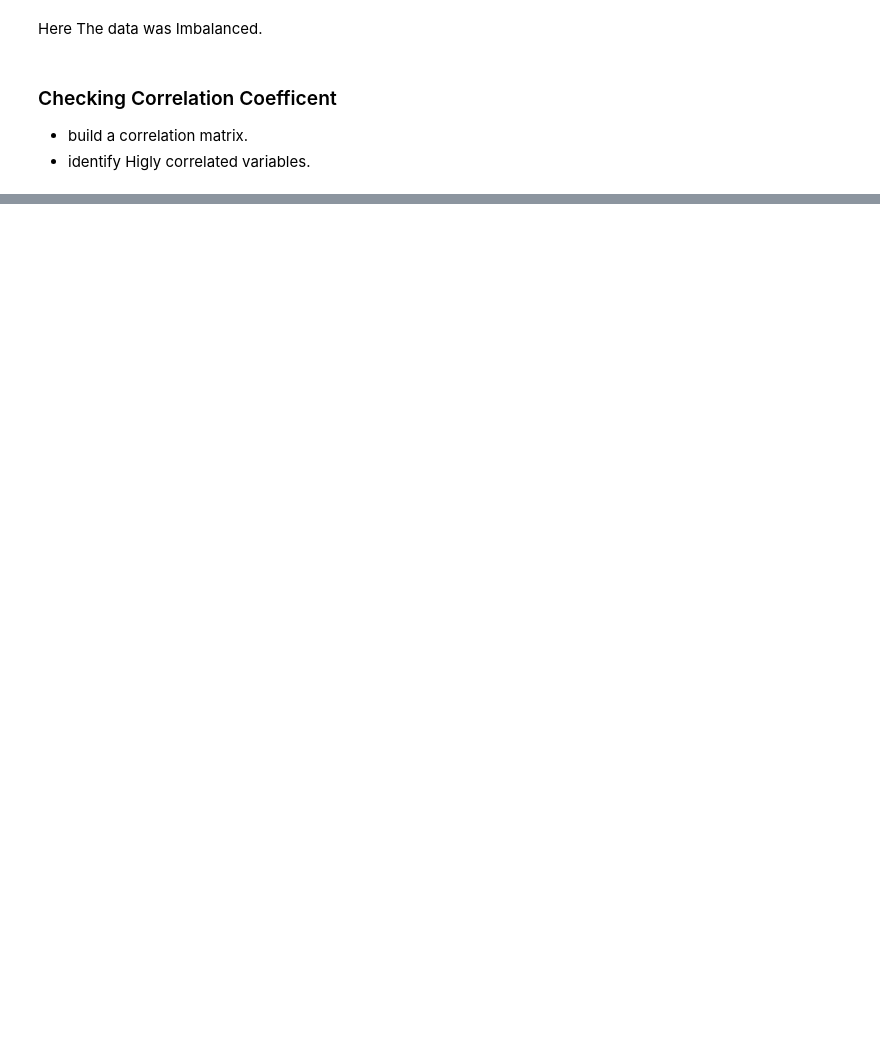
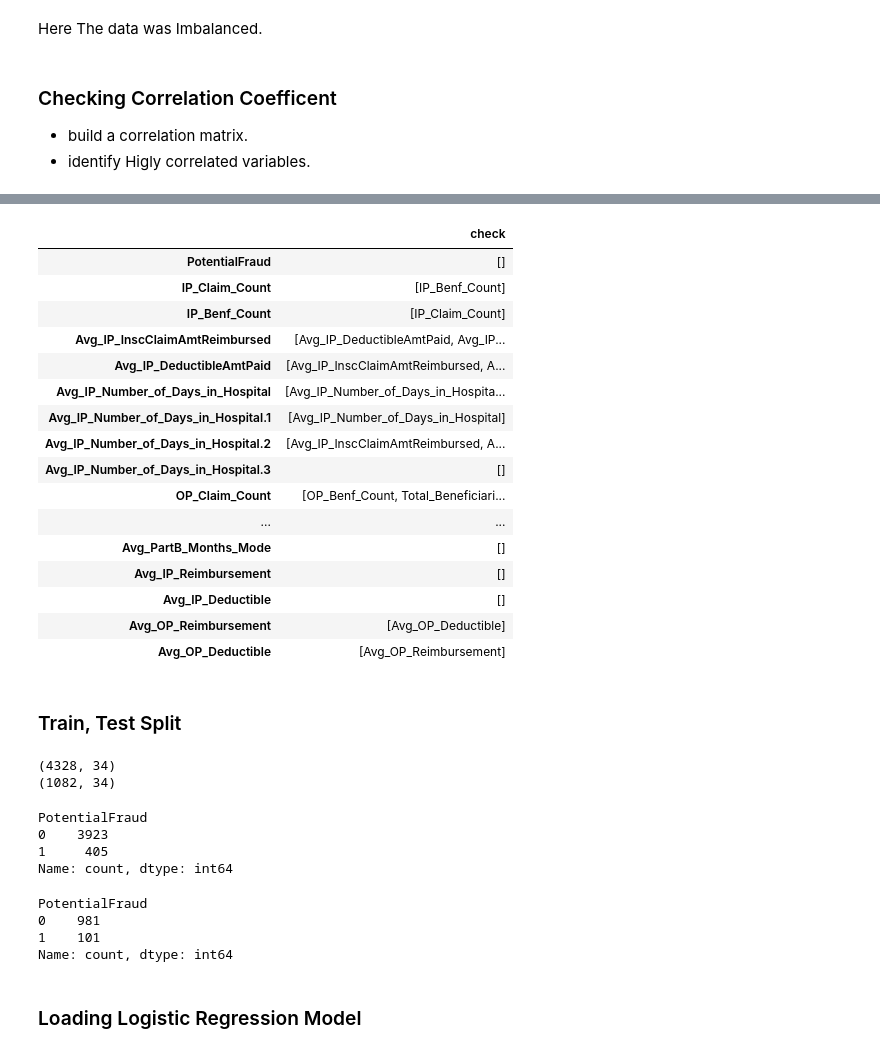
Before and after one commit to Manikanta-Peumalla1/Provider_Fraud_Detection, a Jupyter notebook: Model_Building/Model_Building.ipynb, the cells around one changed output, grey strips where cells are left out. Saved outputs shown, nothing was run; the diff lists cells and outputs as text; code cells hidden in the pictures; blank space fills up the shorter version.

```diff
--- a/Model_Building/Model_Building.ipynb
+++ b/Model_Building/Model_Building.ipynb
@@ -157,0 +47,25 @@ UnboundLocalError: local variable 'l' referenced before assignment
+# %%
+cols = corr_matrix.columns
+corr_matrix['check'] = corr_matrix.apply(lambda row : [c for c in cols if 0.8<=abs(row[c])<1 ])
+# %%
+corr_matrix[['check']]
+# %% [output]
+|  | check |
+| PotentialFraud | [] |
+| IP_Claim_Count | [IP_Benf_Count] |
+| IP_Benf_Count | [IP_Claim_Count] |
+| Avg_IP_InscClaimAmtReimbursed | [Avg_IP_DeductibleAmtPaid, Avg_IP... |
+| Avg_IP_DeductibleAmtPaid | [Avg_IP_InscClaimAmtReimbursed, A... |
+| Avg_IP_Number_of_Days_in_Hospital | [Avg_IP_Number_of_Days_in_Hospita... |
+| Avg_IP_Number_of_Days_in_Hospital.1 | [Avg_IP_Number_of_Days_in_Hospital] |
+| Avg_IP_Number_of_Days_in_Hospital.2 | [Avg_IP_InscClaimAmtReimbursed, A... |
+| Avg_IP_Number_of_Days_in_Hospital.3 | [] |
+| OP_Claim_Count | [OP_Benf_Count, Total_Beneficiari... |
+| ... | ... |
+| Avg_PartB_Months_Mode | [] |
+| Avg_IP_Reimbursement | [] |
+| Avg_IP_Deductible | [] |
+| Avg_OP_Reimbursement | [Avg_OP_Deductible] |
+| Avg_OP_Deductible | [Avg_OP_Reimbursement] |
+# %% [markdown]
+### Train, Test Split
@@ -157,0 +77,22 @@ UnboundLocalError: local variable 'l' referenced before assignment
+# %%
+print(x_train.shape)
+print(x_test.shape)
+# %% [output]
+(4328, 34)
+(1082, 34)
+# %%
+print(y_train.value_counts())
+# %% [output]
+PotentialFraud
+0    3923
+1     405
+Name: count, dtype: int64
+# %%
+print(y_test.value_counts())
+# %% [output]
+PotentialFraud
+0    981
+1    101
+Name: count, dtype: int64
+# %% [markdown]
+### Loading Logistic Regression Model
```
Also changed, not shown: parts of 13 cells of this notebook.
